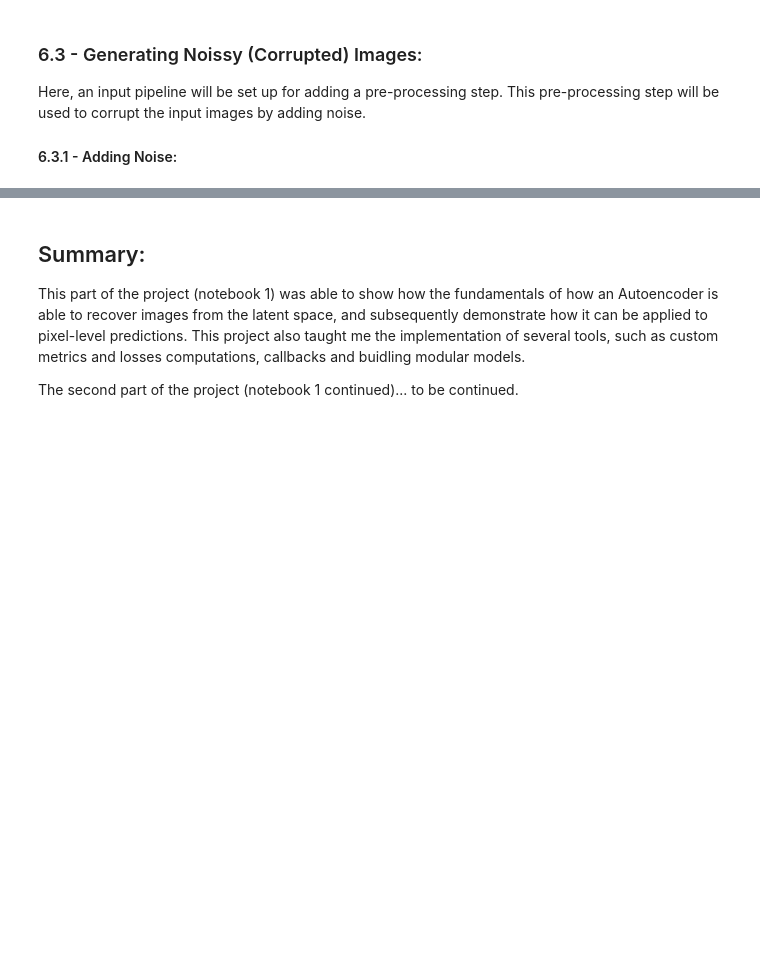
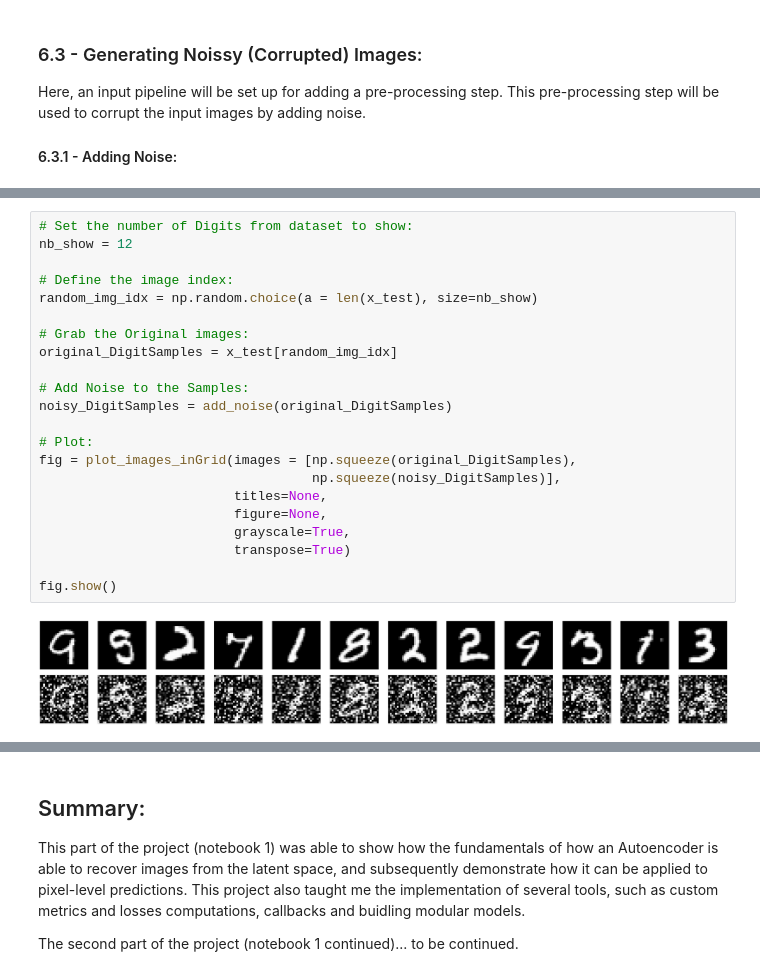
Before and after one commit to ylee9107/ComputerVisionTensorFlow2_myLearning, a Jupyter notebook: 6 - Enchancing and Segementing Images/Dealing with Images (Enhancing and Segmenting)_Notebook1.ipynb, the cells around one changed output, grey strips where cells are left out. Cells and saved outputs as stored; diff of their text form; blank space fills up the shorter version.

```diff
--- a/6 - Enchancing and Segementing Images/Dealing with Images (Enhancing and Segmenting)_Notebook1.ipynb
+++ b/6 - Enchancing and Segementing Images/Dealing with Images (Enhancing and Segmenting)_Notebook1.ipynb
@@ -990,0 +1082,24 @@ Here, an input pipeline will be set up for adding a pre-processing step. This pr
+# %%
+# Set the number of Digits from dataset to show:
+nb_show = 12
+
+# Define the image index:
+random_img_idx = np.random.choice(a = len(x_test), size=nb_show)
+
+# Grab the Original images:
+original_DigitSamples = x_test[random_img_idx]
+
+# Add Noise to the Samples:
+noisy_DigitSamples = add_noise(original_DigitSamples)
+
+# Plot:
+fig = plot_images_inGrid(images = [np.squeeze(original_DigitSamples),
+                                   np.squeeze(noisy_DigitSamples)],
+                         titles=None,
+                         figure=None,
+                         grayscale=True,
+                         transpose=True)
+
+fig.show()
+# %% [output]
+[figure, added]
```
Also changed, not shown: parts of 24 cells of this notebook.
